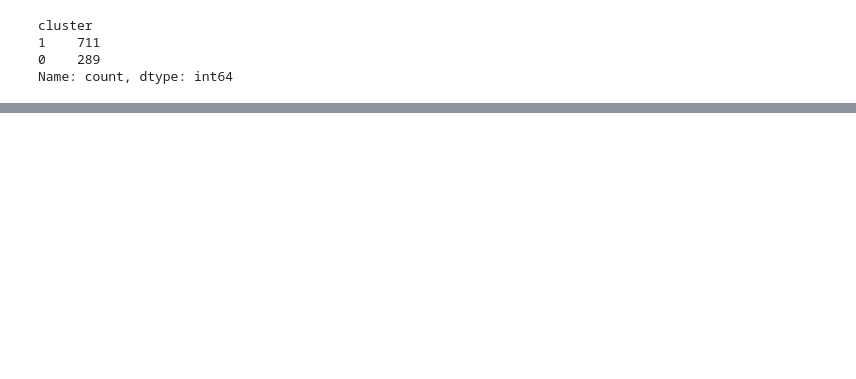
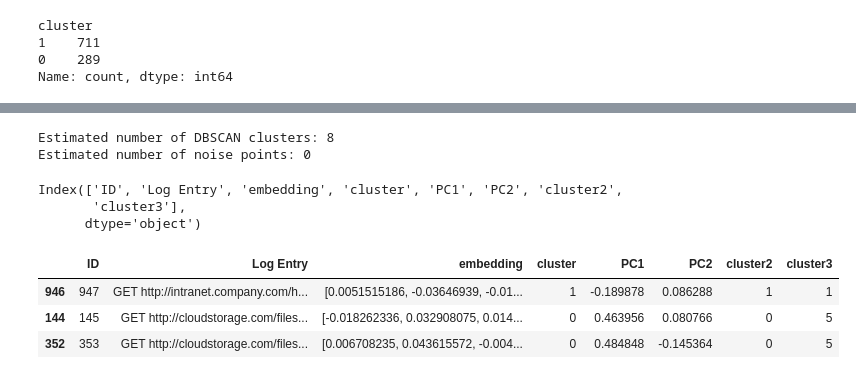
Before and after one commit to davidcsisk/vector-search-with-security-logs, a Jupyter notebook: demo-neural-search-with-proxy-logs.ipynb, the cells around one changed output, grey strips where cells are left out. Saved outputs shown, nothing was run; the diff lists cells and outputs as text; code cells hidden in the pictures; blank space fills up the shorter version.

```diff
--- a/demo-neural-search-with-proxy-logs.ipynb
+++ b/demo-neural-search-with-proxy-logs.ipynb
@@ -385,0 +436,44 @@ clustering.labels_
+# %%
+import pandas as pd
+from sklearn.cluster import DBSCAN
+from sklearn.preprocessing import StandardScaler
+import numpy as np
+from sklearn.metrics.pairwise import cosine_distances
+
+# Convert the embeddings column to a numpy array
+embeddings = np.array(df['embedding'].tolist())
+
+# Standardize the data (optional but recommended)
+scaler = StandardScaler()
+embeddings_scaled = scaler.fit_transform(embeddings)
+
+# Calculate the cosine distance matrix
+cosine_dist_matrix = cosine_distances(embeddings_scaled)
+
+# Perform DBSCAN clustering with cosine distance
+# Parameters to adjust: `eps` (radius of neighborhood), `min_samples` (min points to form a cluster)
+dbscan = DBSCAN(eps=0.5, min_samples=5, metric='precomputed')
+df['cluster3'] = dbscan.fit_predict(cosine_dist_matrix)
+
+# Analyzing the results
+n_clusters = len(set(df['cluster3'])) - (1 if -1 in df['cluster3'] else 0)
+n_noise = list(df['cluster3']).count(-1)
+
+print(f'Estimated number of DBSCAN clusters: {n_clusters}')
+print(f'Estimated number of noise points: {n_noise}')
+
+# If you want to see the first few entries and their clusters
+df.columns
+# %% [output]
+Estimated number of DBSCAN clusters: 8
+Estimated number of noise points: 0
+Index(['ID', 'Log Entry', 'embedding', 'cluster', 'PC1', 'PC2', 'cluster2',
+       'cluster3'],
+      dtype='object')
+# %%
+df.sample(3)
+# %% [output]
+|  | ID | Log Entry | embedding | cluster | PC1 | PC2 | cluster2 | cluster3 |
+| 946 | 947 | GET http://intranet.company.com/h... | [0.0051515186, -0.03646939, -0.01... | 1 | -0.189878 | 0.086288 | 1 | 1 |
+| 144 | 145 | GET http://cloudstorage.com/files... | [-0.018262336, 0.032908075, 0.014... | 0 | 0.463956 | 0.080766 | 0 | 5 |
+| 352 | 353 | GET http://cloudstorage.com/files... | [0.006708235, 0.043615572, -0.004... | 0 | 0.484848 | -0.145364 | 0 | 5 |
```
Also changed, not shown: parts of 17 cells of this notebook.
